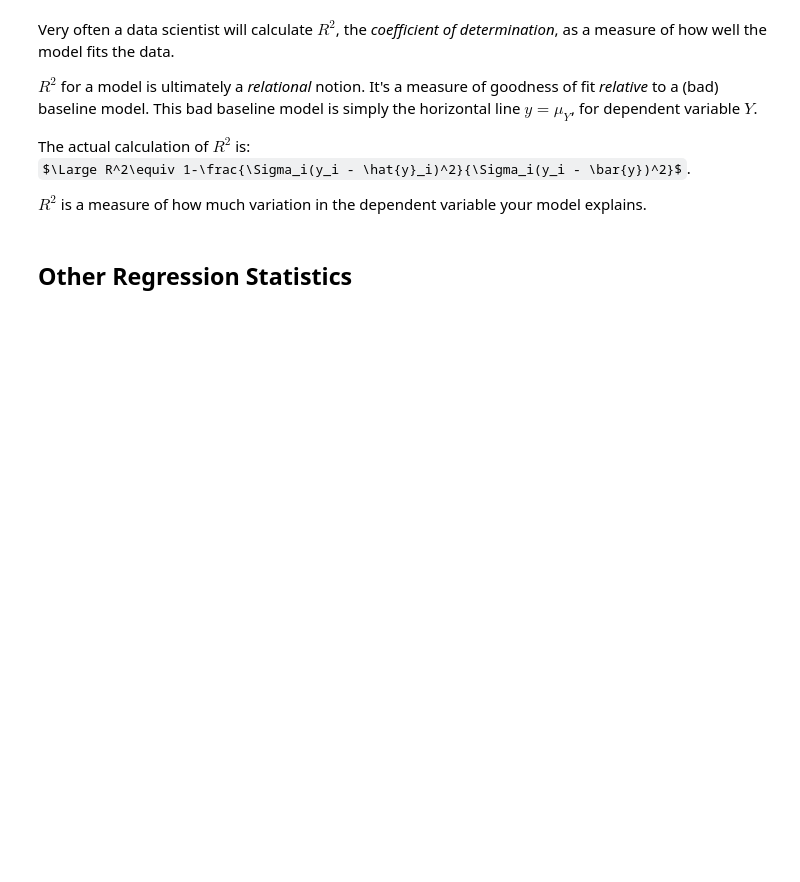
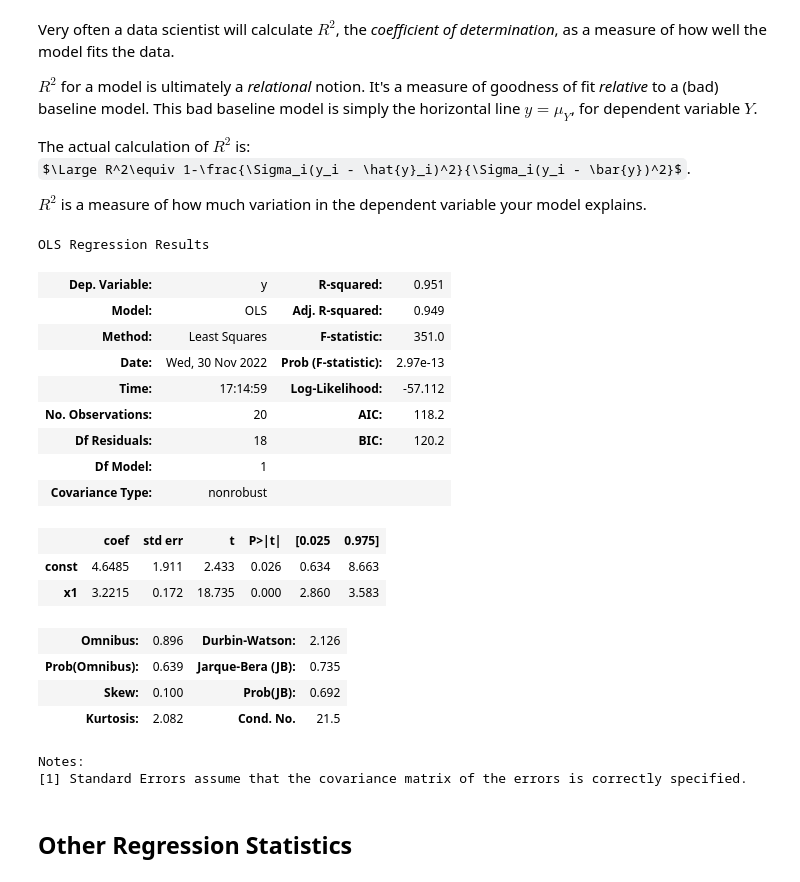
Before and after one commit to flatiron-school/ntl01-dtsc-live-103122, a Jupyter notebook: 2Phase/29-Simple_Linear_Regression_Lecture.ipynb, the cells around one changed output. Cells and saved outputs as stored; diff of their text form; code cells hidden in the pictures; some formulas as TeX source; blank space fills up the shorter version.

```diff
--- a/2Phase/29-Simple_Linear_Regression_Lecture.ipynb
+++ b/2Phase/29-Simple_Linear_Regression_Lecture.ipynb
@@ -225,0 +271,6 @@ Instead of setting up the regression $y$ ~ $x$, we're setting up $y$ ~ $x_1$ + $
+# %%
+# endog, exog and instantiation
+endog = test_df['y']
+exog = sm.add_constant(test_df['x']
+
+lin_reg = sm.OLS(endog, exog)
@@ -271,6 +398,28 @@ $R^2$ for a model is ultimately a _relational_ notion. It's a measure of goodnes
 The actual calculation of $R^2$ is: <br/> $\Large R^2\equiv 1-\frac{\Sigma_i(y_i - \hat{y}_i)^2}{\Sigma_i(y_i - \bar{y})^2}$.
 
 $R^2$ is a measure of how much variation in the dependent variable your model explains.
+# %%
+model.summary()
+# %% [output]
+OLS Regression Results
+| Dep. Variable: | y | R-squared: | 0.951 |
+| Model: | OLS | Adj. R-squared: | 0.949 |
+| Method: | Least Squares | F-statistic: | 351.0 |
+| Date: | Wed, 30 Nov 2022 | Prob (F-statistic): | 2.97e-13 |
+| Time: | 17:14:59 | Log-Likelihood: | -57.112 |
+| No. Observations: | 20 | AIC: | 118.2 |
+| Df Residuals: | 18 | BIC: | 120.2 |
+| Df Model: | 1 |  |  |
+| Covariance Type: | nonrobust |  |  |
+|  | coef | std err | t | P>|t| | [0.025 | 0.975] |
+| const | 4.6485 | 1.911 | 2.433 | 0.026 | 0.634 | 8.663 |
+| x1 | 3.2215 | 0.172 | 18.735 | 0.000 | 2.860 | 3.583 |
+| Omnibus: | 0.896 | Durbin-Watson: | 2.126 |
+| Prob(Omnibus): | 0.639 | Jarque-Bera (JB): | 0.735 |
+| Skew: | 0.100 | Prob(JB): | 0.692 |
+| Kurtosis: | 2.082 | Cond. No. | 21.5 |
+Notes:
+[1] Standard Errors assume that the covariance matrix of the errors is correctly specified.
 # %% [markdown]
 ## Other Regression Statistics
 # %% [markdown]
```
Also changed, not shown: parts of 41 cells of this notebook.
